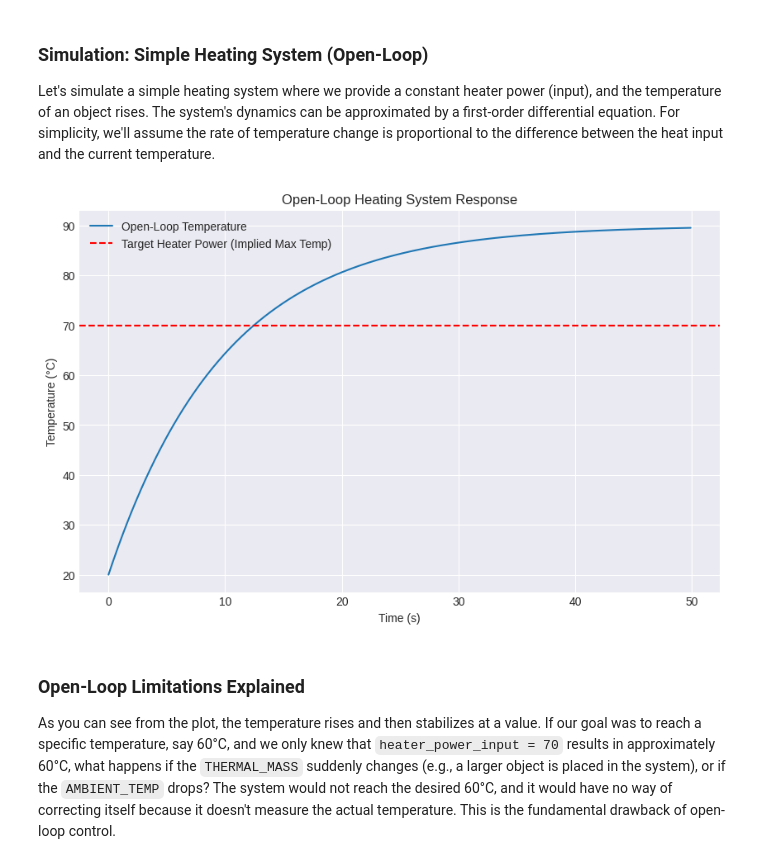
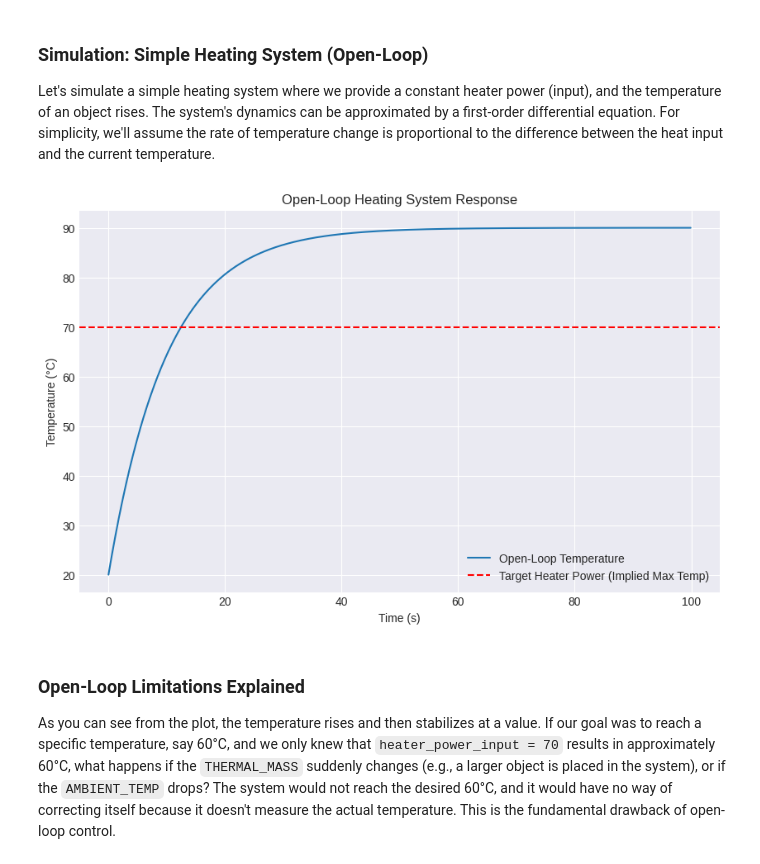
Before and after one commit to SAIRISAN123/Control-System-Interactive, a Jupyter notebook: ControlSystemsInteractiveLearning.ipynb, the cells around one changed output. Saved outputs shown, nothing was run; the diff lists cells and outputs as text; code cells hidden in the pictures.

```diff
--- a/ControlSystemsInteractiveLearning.ipynb
+++ b/ControlSystemsInteractiveLearning.ipynb
@@ -80,35 +80,35 @@ def simulate_open_loop(target_power, duration, dt):
         # Let's assume Heat_Input is proportional to target_power and Mass is THERMAL_MASS
 
         heat_input_effect = target_power / THERMAL_MASS # Heater effect
         heat_loss_effect = (current_temp - AMBIENT_TEMP) / THERMAL_MASS # Heat loss to ambient
 
         d_temp = (heat_input_effect - heat_loss_effect) * dt
         current_temp += d_temp
         temperatures.append(current_temp)
 
     return time_points, np.array(temperatures) # Fix: Removed [:-1] to match time_points length
 
 # Simulation parameters
-duration = 50.0  # seconds
+duration = 100.0  # seconds
 dt = 0.1       # time step
 
 # Open-loop control: Apply a constant heater power
 heater_power_input = 70.0 # Units could be arbitrary, representing intensity of heating
 
 time_open_loop, temp_open_loop = simulate_open_loop(heater_power_input, duration, dt)
 
 # Plotting
 plt.figure(figsize=(10, 6))
 plt.plot(time_open_loop, temp_open_loop, label='Open-Loop Temperature')
 plt.axhline(y=heater_power_input, color='r', linestyle='--', label='Target Heater Power (Implied Max Temp)')
 plt.xlabel('Time (s)')
 plt.ylabel('Temperature (°C)')
 plt.title('Open-Loop Heating System Response')
 plt.legend()
 plt.grid(True)
 plt.show()
 # %% [output]
-[figure, old version]
+[figure, new version]
 # %% [markdown]
 ### Open-Loop Limitations Explained
 
```
Also changed, not shown: parts of 1 cell of this notebook.
